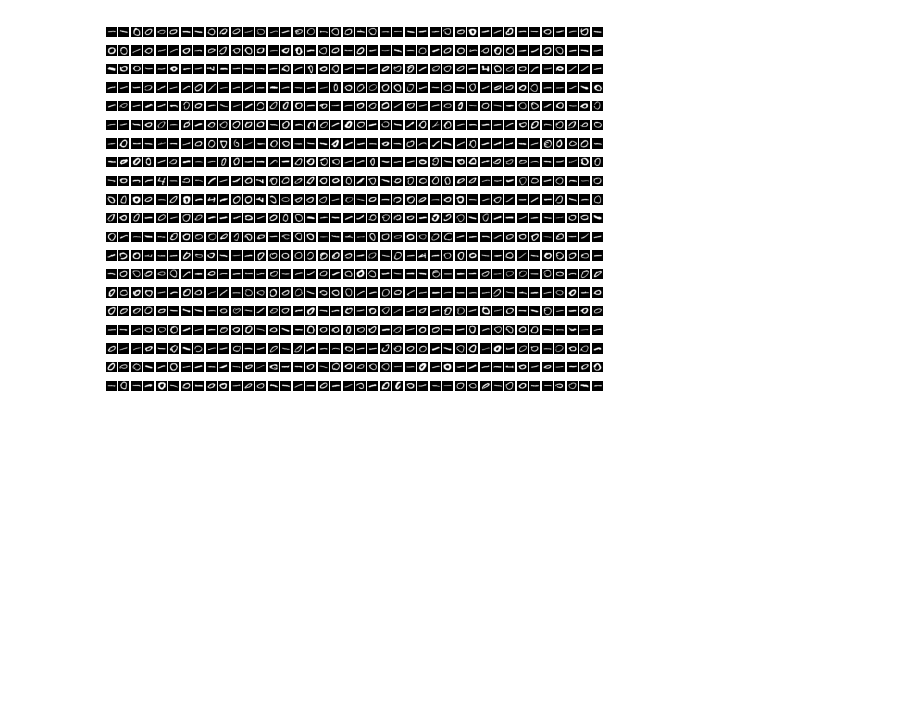
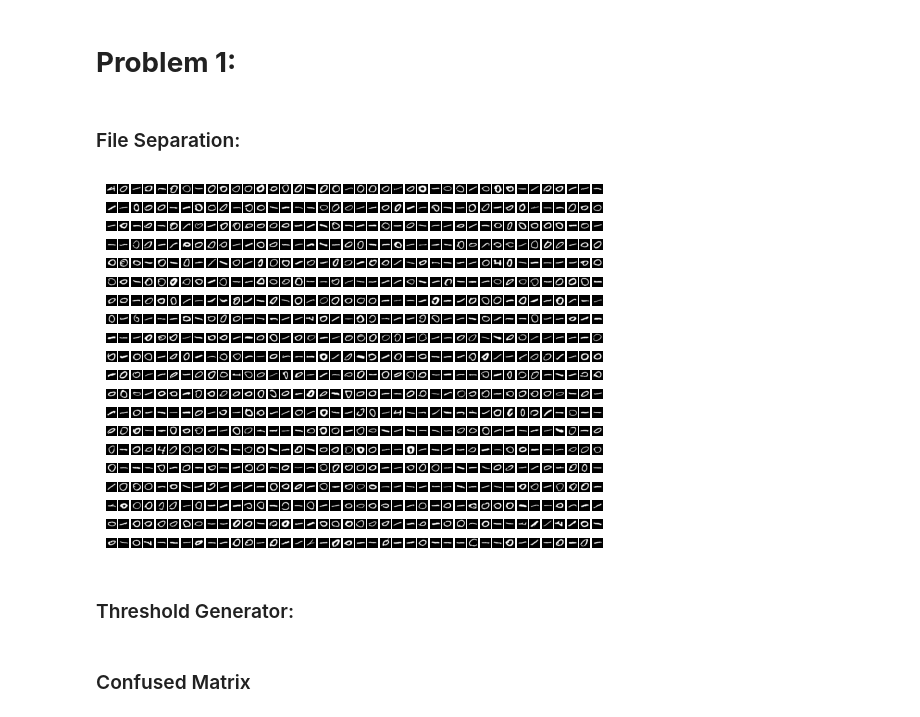
Before and after one commit to jacklvd/intelligent_sys, a Jupyter notebook: HW2/code/mnist.ipynb, the cells around one changed output. Cells and saved outputs as stored; diff of their text form; code cells hidden in the pictures; blank space fills up the shorter version.

Commit message:
finished problem 1

```diff
--- a/HW2/code/mnist.ipynb
+++ b/HW2/code/mnist.ipynb
@@ -5,5 +7,9 @@ import pandas as pd
 import matplotlib.pyplot as plt
 %matplotlib inline
+# %% [markdown]
+# **Problem 1:**
+# %% [markdown]
+### File Separation:
 # %%
 # load dataset
 train_data = np.loadtxt('../HW2_material/MNISTnumImages5000_balanced.txt', dtype=float)
@@ -21,20 +27,25 @@ def create_file(i):
     currentFile.write(data)
     currentFile.close()
 
-def shuffle_lst(num_label):
+# this function is used to take 400 label-digits of 0 and 1 to combine into 1 training_dataset
+def combine_lst(num_label):
     img = [train_data[key] for (key, label) in enumerate(train_labels) if int(label) == num_label]
+    # to keep track of label, we will then add the label to the end of image
+    for i in range(len(img)):
+        img[i] = np.append(img[i], num_label)
     res = list()
     for i in range(400):
         res.append(img[i])
     return res
 
-training_dataset = shuffle_lst(0) + shuffle_lst(1)
+training_dataset = combine_lst(0) + combine_lst(1)
 random.shuffle(training_dataset)
 
 
 def make_dataset(num_label):
     img = [train_data[key] for (key, label) in enumerate(train_labels) if int(label) == num_label]
-    random.shuffle(img)
+    for i in range(len(img)):
+        img[i] = np.append(img[i], num_label)
     res = list()
     for i in range(400, 500):
         res.append(img[i])
@@ -51,8 +62,8 @@ for i in range(10):
     elif i in [n for n in range(2, 10)]:
         challenge_dataset += make_dataset(i)
 
+random.shuffle(challenge_dataset)
 random.shuffle(test_dataset)
-random.shuffle(challenge_dataset)
 
 def create_dataset(name, dataset):
     currentFile = open('../assets/' + name + '.txt', 'w')
@@ -75,11 +86,13 @@ create_dataset('training_dataset', training_dataset)
 # %%
 # For testing purpose
 file_test = np.loadtxt('../assets/training_dataset.txt', dtype=float)
 for i in range(0, 800):
-    image = file_test[i].reshape((28, 28))
+    image = file_test[i][0:784].reshape((28, 28))
     plt.subplot(20, 40, i + 1)
     plt.imshow(image, cmap="gray")
     plt.axis('off')
-plt.show();
+plt.show()
 # %% [output]
-[figure, old version]
+[figure, new version]
+# %% [markdown]
+### Threshold Generator:
@@ -85,0 +127,2 @@ plt.show();
+# %% [markdown]
+### Confused Matrix
```
Also changed, not shown: parts of 18 cells of this notebook, 6 other files.
